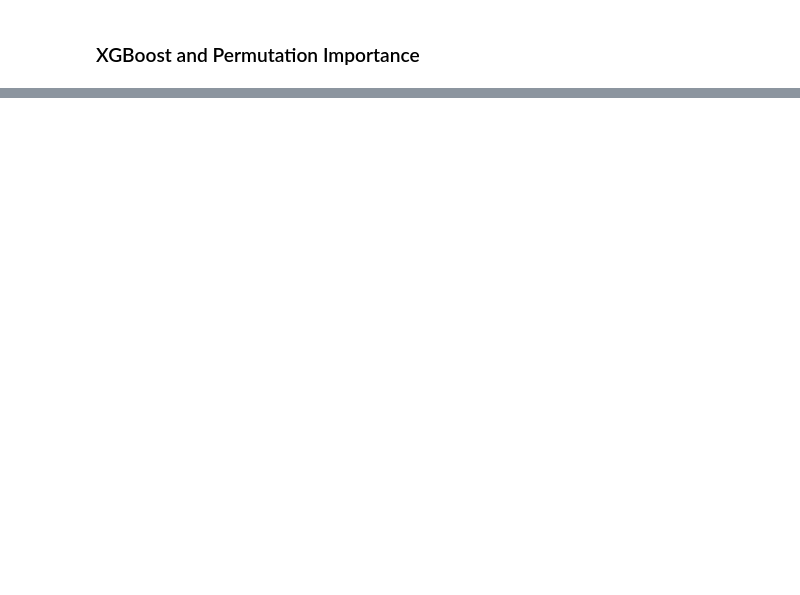
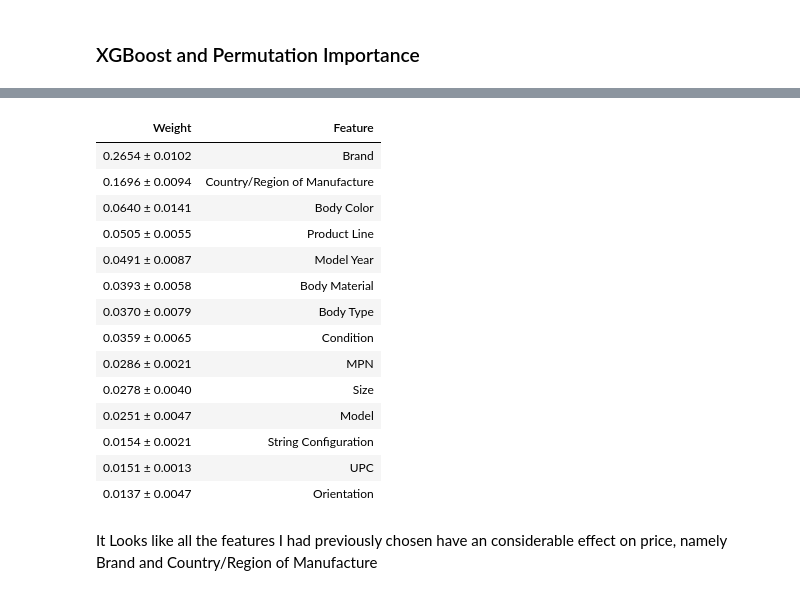
Before and after one commit to jose-marquez89/predict-guitar-value, a Jupyter notebook: IPython/modelExploration.ipynb, the cells around one changed output, grey strips where cells are left out. Cells and saved outputs as stored; diff of their text form; code cells hidden in the pictures; blank space fills up the shorter version.

```diff
--- a/IPython/modelExploration.ipynb
+++ b/IPython/modelExploration.ipynb
@@ -279,0 +281,10 @@ Name: Orientation, dtype: int64
+# %%
+# Split again into train and validation set for permutation importances
+train, val = train_test_split(train, train_size=0.8, random_state=42)
+
+X_train = train[features]
+y_train = train[target]
+X_val = val[features]
+y_val = val[target]
+
+train.shape, val.shape
@@ -279,0 +319,10 @@ Name: Orientation, dtype: int64
+# %%
+%%time
+# Calculate permutation importance
+permuter = PermutationImportance(
+    model,
+    scoring='neg_mean_absolute_error',
+    n_iter=5,
+    random_state=42
+)
+permuter.fit(X_val_transformed, y_val_log)
@@ -279,0 +349,26 @@ Name: Orientation, dtype: int64
+# %%
+# Display permutation importances
+feature_names = X_val.columns.tolist()
+eli5.show_weights(
+    permuter,
+    top=None,
+    feature_names=feature_names# Show all
+)
+# %% [output]
+| Weight | Feature |
+| 0.2654 ± 0.0102 | Brand |
+| 0.1696 ± 0.0094 | Country/Region of Manufacture |
+| 0.0640 ± 0.0141 | Body Color |
+| 0.0505 ± 0.0055 | Product Line |
+| 0.0491 ± 0.0087 | Model Year |
+| 0.0393 ± 0.0058 | Body Material |
+| 0.0370 ± 0.0079 | Body Type |
+| 0.0359 ± 0.0065 | Condition |
+| 0.0286 ± 0.0021 | MPN |
+| 0.0278 ± 0.0040 | Size |
+| 0.0251 ± 0.0047 | Model |
+| 0.0154 ± 0.0021 | String Configuration |
+| 0.0151 ± 0.0013 | UPC |
+| 0.0137 ± 0.0047 | Orientation |
+# %% [markdown]
+It Looks like all the features I had previously chosen have an considerable effect on price, namely Brand and Country/Region of Manufacture
```
Also changed, not shown: parts of 26 cells of this notebook.
